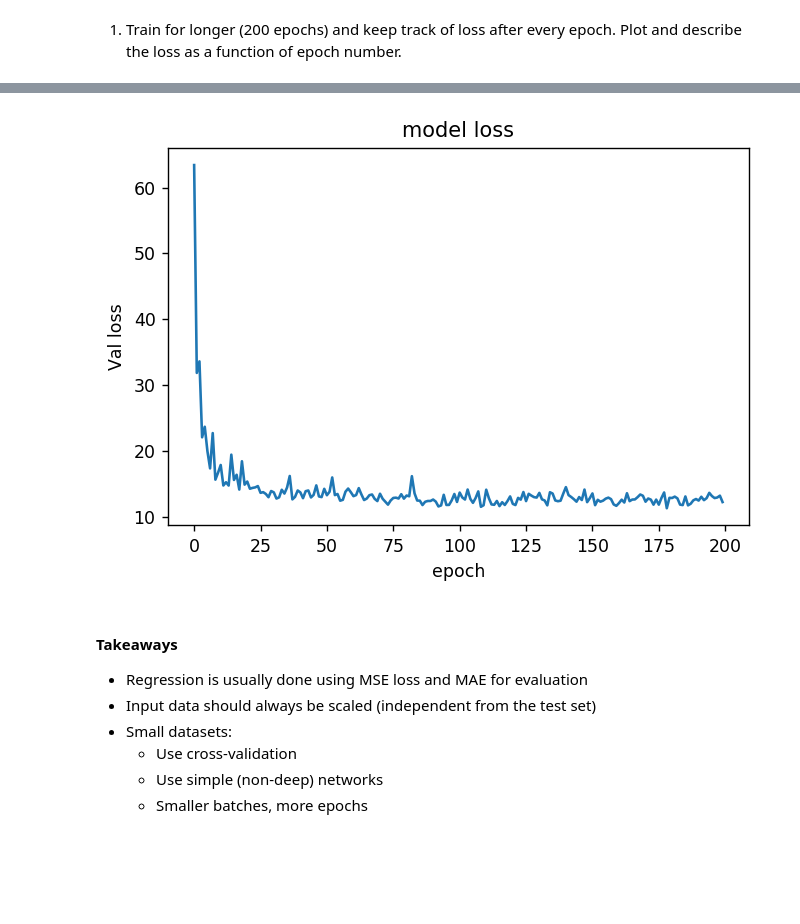
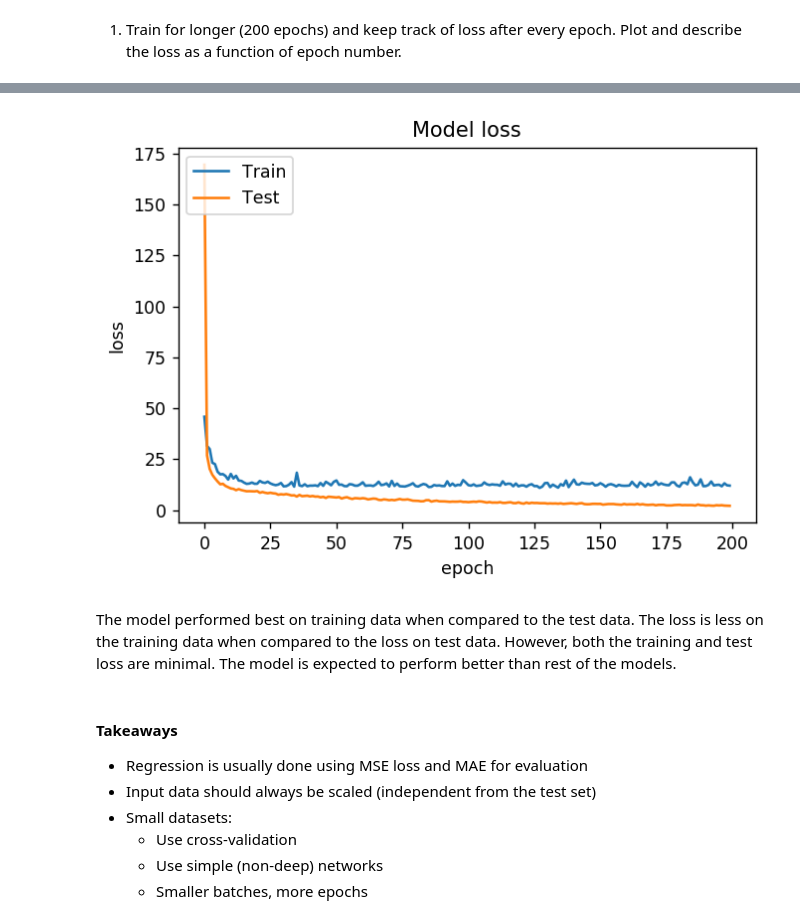
Before and after one commit to shrutikamokashi/EAI_Assignments, a Jupyter notebook: Week_4_Lab_Neural_Networks_in_Practice_Shrutika.ipynb, the cells around one changed output, grey strips where cells are left out. Drawn from its saved outputs; the diff is of its cells as text; code cells hidden in the pictures; blank space fills up the shorter version.

```diff
--- a/Week_4_Lab_Neural_Networks_in_Practice_Shrutika.ipynb
+++ b/Week_4_Lab_Neural_Networks_in_Practice_Shrutika.ipynb
@@ -667,12 +722,16 @@ Epoch 200/200
 # %%
 # summarize history for loss
-plt.plot(mae_history)
-plt.title('model loss')
-plt.ylabel('Val loss')
+plt.plot(history.history['val_loss'])
+plt.plot(history.history['loss'])
+plt.title('Model loss')
+plt.ylabel('loss')
 plt.xlabel('epoch')
+plt.legend(['Train', 'Test'], loc='upper left')
 plt.show()
 # %% [output]
-[figure, old version]
+[figure, new version]
+# %% [markdown]
+The model performed best on training data when compared to the test data. The loss is less on the training data when compared to the loss on test data. However, both the training and test loss are minimal. The model is expected to perform better than rest of the models.
 # %% [markdown]
 #### Takeaways
 * Regression is usually done using MSE loss and MAE for evaluation
```
Also changed, not shown: parts of 29 cells of this notebook.
